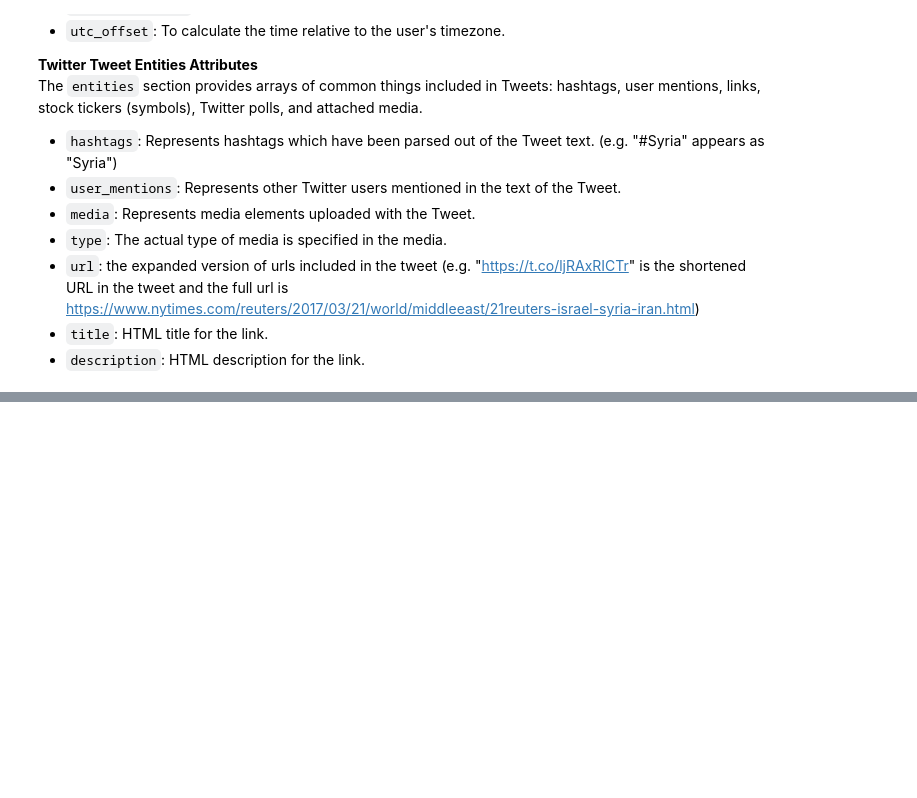
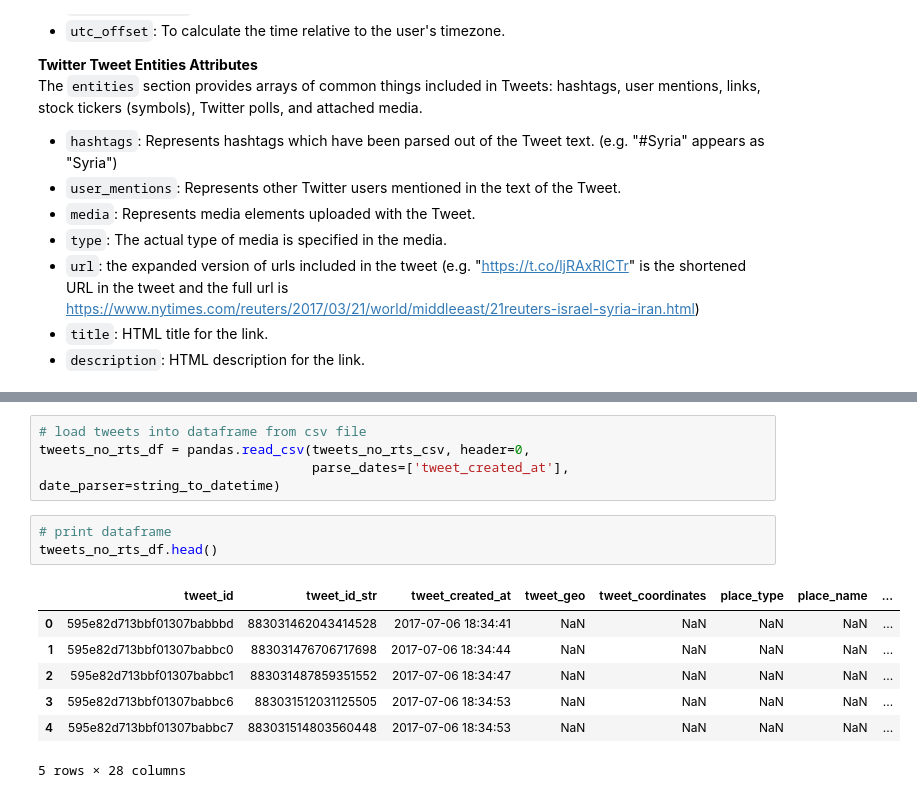
Before and after one commit to adamstueckrath/SyriaProject, a Jupyter notebook: web_scrapers/twitter_data_analysis_v2.ipynb, the cells around one changed output, grey strips where cells are left out. Drawn from its saved outputs; the diff is of its cells as text; blank space fills up the shorter version.

```diff
--- a/web_scrapers/twitter_data_analysis_v2.ipynb
+++ b/web_scrapers/twitter_data_analysis_v2.ipynb
@@ -225,0 +375,15 @@ First, the condensing part. We need to decide what’s important for the analysi
+# %%
+# load tweets into dataframe from csv file
+tweets_no_rts_df = pandas.read_csv(tweets_no_rts_csv, header=0,
+                                   parse_dates=['tweet_created_at'], date_parser=string_to_datetime)
+# %%
+# print dataframe
+tweets_no_rts_df.head()
+# %% [output]
+|  | tweet_id | tweet_id_str | tweet_created_at | tweet_geo | tweet_coordinates | place_type | place_name | ... |
+| 0 | 595e82d713bbf01307babbbd | 883031462043414528 | 2017-07-06 18:34:41 | NaN | NaN | NaN | NaN | ... |
+| 1 | 595e82d713bbf01307babbc0 | 883031476706717698 | 2017-07-06 18:34:44 | NaN | NaN | NaN | NaN | ... |
+| 2 | 595e82d713bbf01307babbc1 | 883031487859351552 | 2017-07-06 18:34:47 | NaN | NaN | NaN | NaN | ... |
+| 3 | 595e82d713bbf01307babbc6 | 883031512031125505 | 2017-07-06 18:34:53 | NaN | NaN | NaN | NaN | ... |
+| 4 | 595e82d713bbf01307babbc7 | 883031514803560448 | 2017-07-06 18:34:53 | NaN | NaN | NaN | NaN | ... |
+5 rows × 28 columns
```
Also changed, not shown: parts of 22 cells of this notebook, 1 other file.
